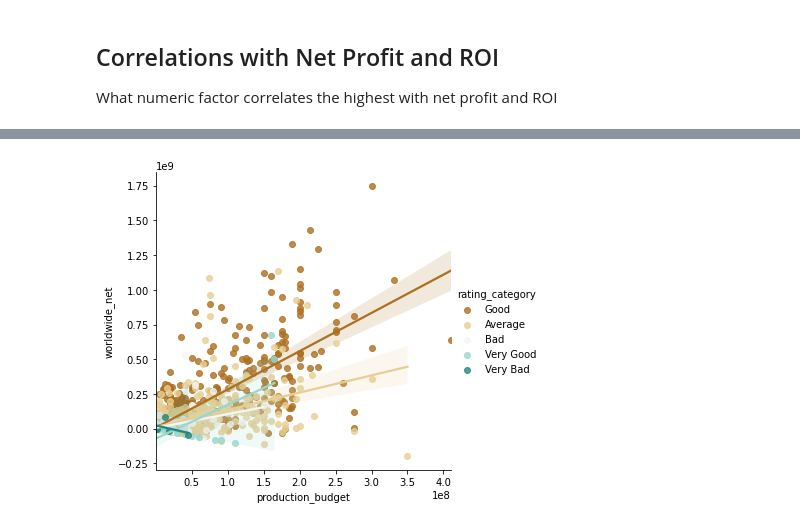
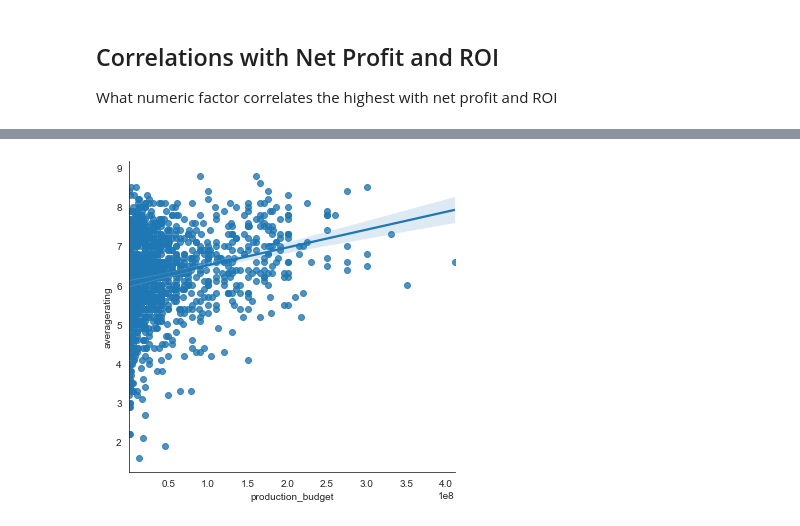
Before and after one commit to bentoler22/Flatiron_Phase_1_Project, a Jupyter notebook: student.ipynb, the cells around one changed output, grey strips where cells are left out. Cells and saved outputs as stored; diff of their text form; code cells hidden in the pictures.

```diff
--- a/student.ipynb
+++ b/student.ipynb
@@ -336,9 +336,8 @@ movie_df['worldwide_net'] = (movie_df.worldwide_gross
 movie_df['ROI'] = (movie_df.worldwide_net
                    / movie_df.production_budget) *100
 # %%
-movie_df['rating_category'] = movie_df.averagerating.map(
-    lambda x: "Very Bad" if x <=2.5 else ("Bad" if x <= 4.5 else (
-    "Average" if x <= 6.5 else ("Good" if x <= 8.5 else "Very Good"))))
+movie_df['Rating Category'] = movie_df.averagerating.map(
+    lambda x: "Bad" if x <=4 else ("Average" if x <= 7 else "Good"))
 # %% [markdown]
 # Analysis
 # %%
@@ -481,6 +482,4 @@ ax.set_ylabel('Net Profit ($)');
 # %%
-chart = sns.lmplot(x='production_budget', y='worldwide_net',
-                        hue='rating_category', data=movie_df,
-                       palette='BrBG')
+chart = sns.lmplot(x='production_budget', y='averagerating', data=movie_df)
 # %% [output]
-[figure, old version]
+[figure, new version]
```
Also changed, not shown: parts of 12 cells of this notebook.
